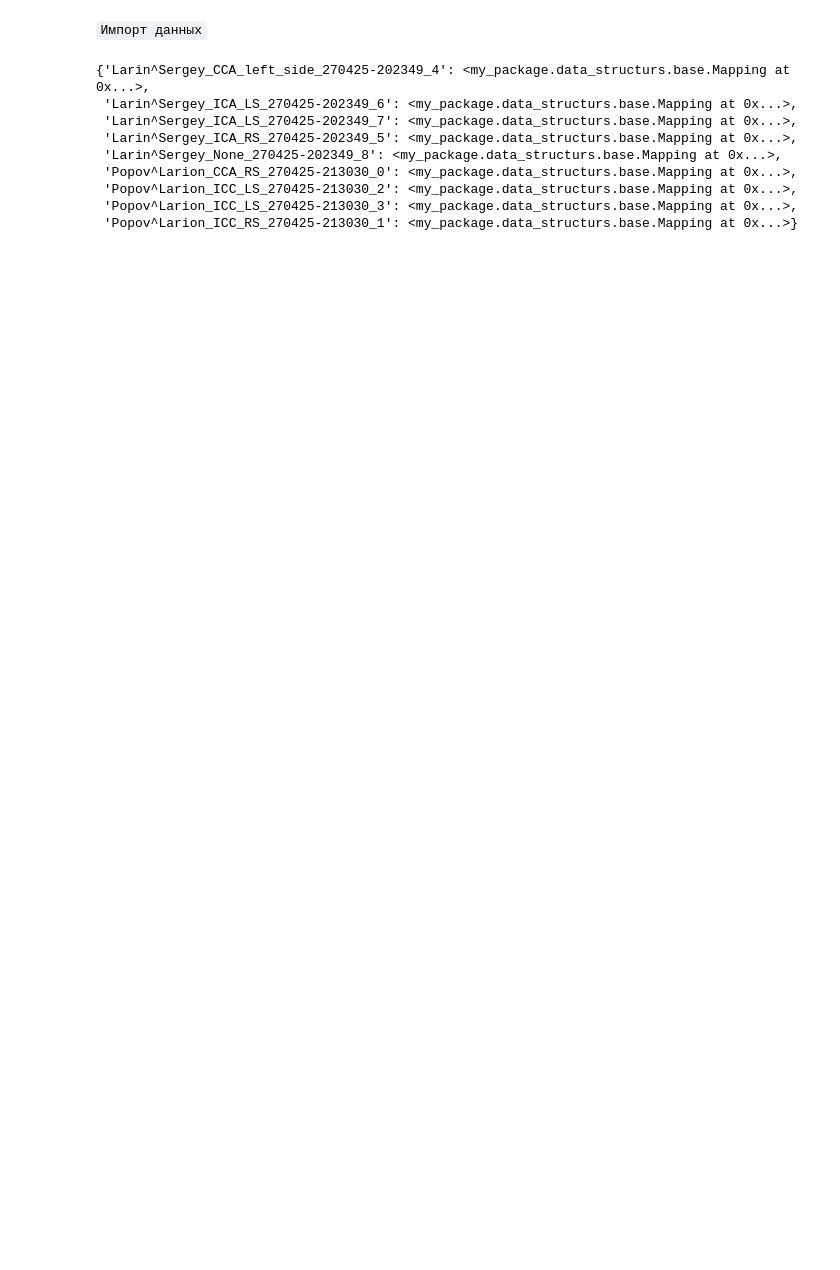
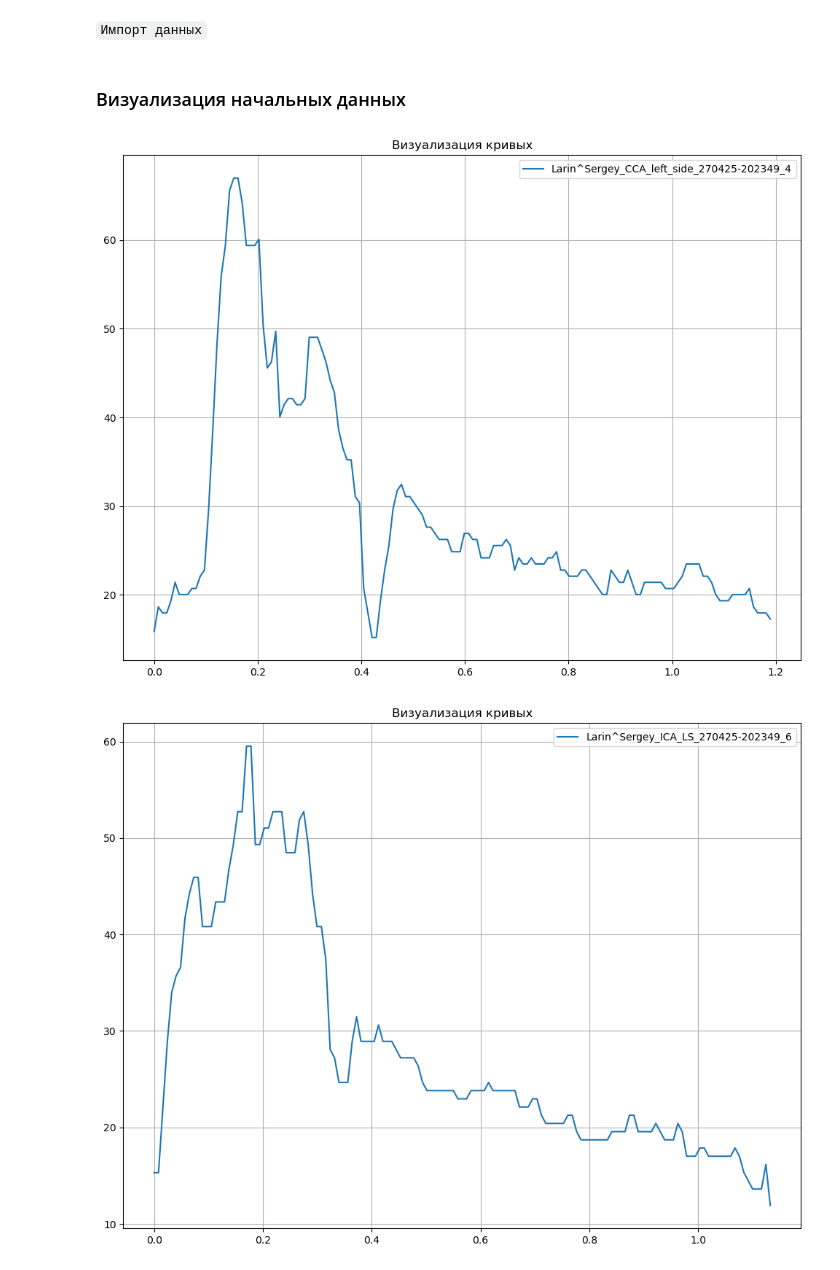
Before and after one commit to margelse/DopplerCurve, a Jupyter notebook: notebooks/projects/doppler_curve/approximation.ipynb, the cells around one changed output. Cells and saved outputs as stored; diff of their text form; code cells hidden in the pictures; blank space fills up the shorter version.

Commit message:
first test for doppler curve

```diff
--- a/notebooks/projects/doppler_curve/approximation.ipynb
+++ b/notebooks/projects/doppler_curve/approximation.ipynb
@@ -12,7 +13,7 @@ from my_package.data_structurs import *
 from my_package.utils import *
 from my_package.approximation import *
 # %%
-csv_obj = LoaderCSVFilesObject('./././data/serias_from_images/csv_format/sup', ',', False)
+csv_obj = LoaderCSVFilesObject('./././data/serias_from_images/csv_format/sup/', ',', False)
 # %%
 def get_mapping_from_dir(csv_object:LoaderCSVFilesObject):
     loader = MappingLoadersFromCSV(csv_object)
@@ -24,15 +25,18 @@ def get_mapping_from_dir(csv_object:LoaderCSVFilesObject):
 
     return all_mappings
 # %%
-mappings = get_mapping_from_dir(csv_obj)
-mappings
+loader = MappingLoadersFromCSV(csv_obj)
-# %% [output]
-{'Larin^Sergey_CCA_left_side_270425-202349_4': <my_package.data_structurs.base.Mapping at 0x...>,
- 'Larin^Sergey_ICA_LS_270425-202349_6': <my_package.data_structurs.base.Mapping at 0x...>,
- 'Larin^Sergey_ICA_LS_270425-202349_7': <my_package.data_structurs.base.Mapping at 0x...>,
- 'Larin^Sergey_ICA_RS_270425-202349_5': <my_package.data_structurs.base.Mapping at 0x...>,
- 'Larin^Sergey_None_270425-202349_8': <my_package.data_structurs.base.Mapping at 0x...>,
- 'Popov^Larion_CCA_RS_270425-213030_0': <my_package.data_structurs.base.Mapping at 0x...>,
- 'Popov^Larion_ICC_LS_270425-213030_2': <my_package.data_structurs.base.Mapping at 0x...>,
- 'Popov^Larion_ICC_LS_270425-213030_3': <my_package.data_structurs.base.Mapping at 0x...>,
- 'Popov^Larion_ICC_RS_270425-213030_1': <my_package.data_structurs.base.Mapping at 0x...>}
+# %% [markdown]
+### Визуализация начальных данных
+# %%
+visualizator = VisualizationPlots(
+    (12, 9),
+    'Визуализация кривых',
+    True
+)
+
+for label, mapping in loader:
+    visualizator.create_plot([mapping.get_x()], [mapping.get_y()], [label])
+# %% [output]
+[figure, added]
+[figure, added]
```
Also changed, not shown: parts of 12 cells of this notebook, 1 other file.
